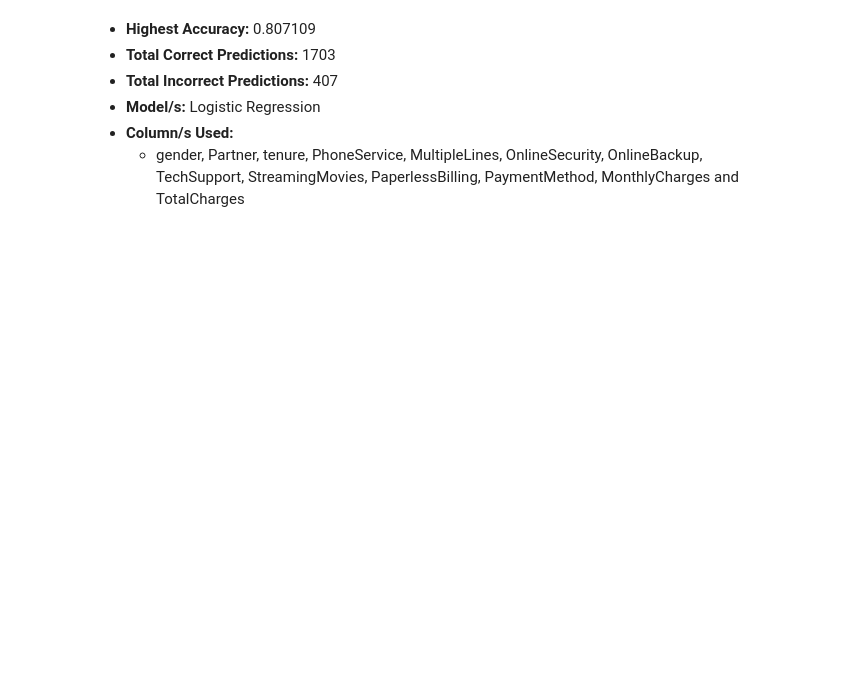
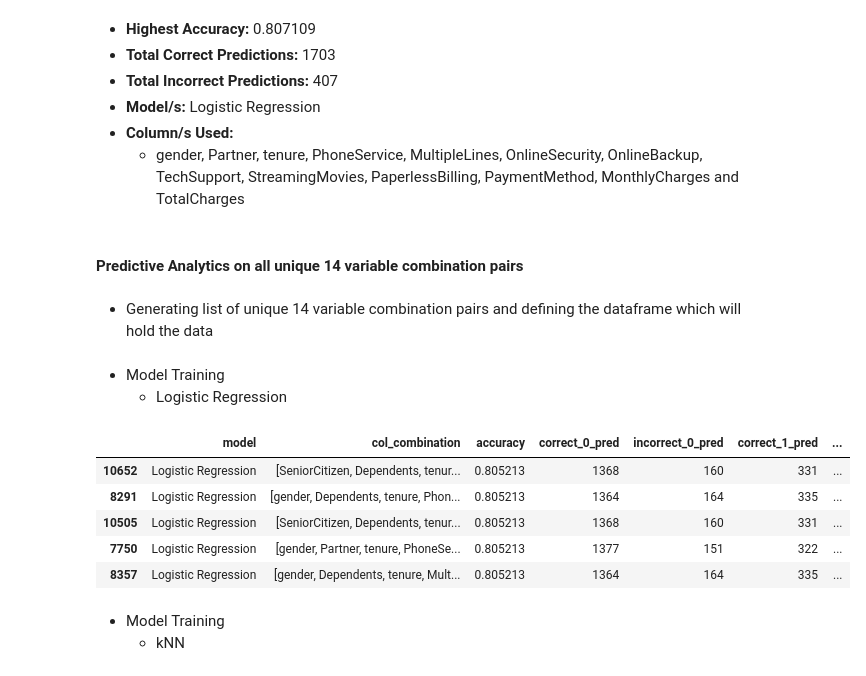
Before and after one commit to HarshTanwar001/Churn-Analysis, a Jupyter notebook: Churn_Analysis.ipynb, the cells around one changed output. Saved outputs shown, nothing was run; the diff lists cells and outputs as text; code cells hidden in the pictures; blank space fills up the shorter version.

Commit message:
Predictive Analytics on all unique 14 and 15 column combination pairs

```diff
--- a/Churn_Analysis.ipynb
+++ b/Churn_Analysis.ipynb
@@ -2263,3 +2263,30 @@ data_13_comb.sort_values(by='accuracy', ascending=False).head()
       </ul>
     </li>
 </ul>
+# %% [markdown]
+#### Predictive Analytics on all unique 14 variable combination pairs
+# %% [markdown]
+- Generating list of unique 14 variable combination pairs and defining the dataframe which will hold the data
+# %%
+columns = list(df.columns)
+columns.remove('customerID')
+columns.remove('Churn')
+
+unique_14 = list(combinations(columns, 14))
+
+data_14_comb = pd.DataFrame(
+    columns=[
+        'model',
+        'col_combination',
+        'accuracy',
+        'correct_0_pred',
+        'incorrect_0_pred',
+        'correct_1_pred',
+        'incorrect_1_pred',
+        'total_correct_pred',
+        'total_incorrect_pred'
+    ]
+)
+# %% [markdown]
+- Model Training
+    - Logistic Regression
@@ -2265,0 +2296,12 @@ data_13_comb.sort_values(by='accuracy', ascending=False).head()
+# %%
+data_14_comb.sort_values(by='accuracy', ascending=False).head()
+# %% [output]
+|  | model | col_combination | accuracy | correct_0_pred | incorrect_0_pred | correct_1_pred | ... |
+| 10652 | Logistic Regression | [SeniorCitizen, Dependents, tenur... | 0.805213 | 1368 | 160 | 331 | ... |
+| 8291 | Logistic Regression | [gender, Dependents, tenure, Phon... | 0.805213 | 1364 | 164 | 335 | ... |
+| 10505 | Logistic Regression | [SeniorCitizen, Dependents, tenur... | 0.805213 | 1368 | 160 | 331 | ... |
+| 7750 | Logistic Regression | [gender, Partner, tenure, PhoneSe... | 0.805213 | 1377 | 151 | 322 | ... |
+| 8357 | Logistic Regression | [gender, Dependents, tenure, Mult... | 0.805213 | 1364 | 164 | 335 | ... |
+# %% [markdown]
+- Model Training
+    - kNN
```
Also changed, not shown: parts of 26 cells of this notebook.
